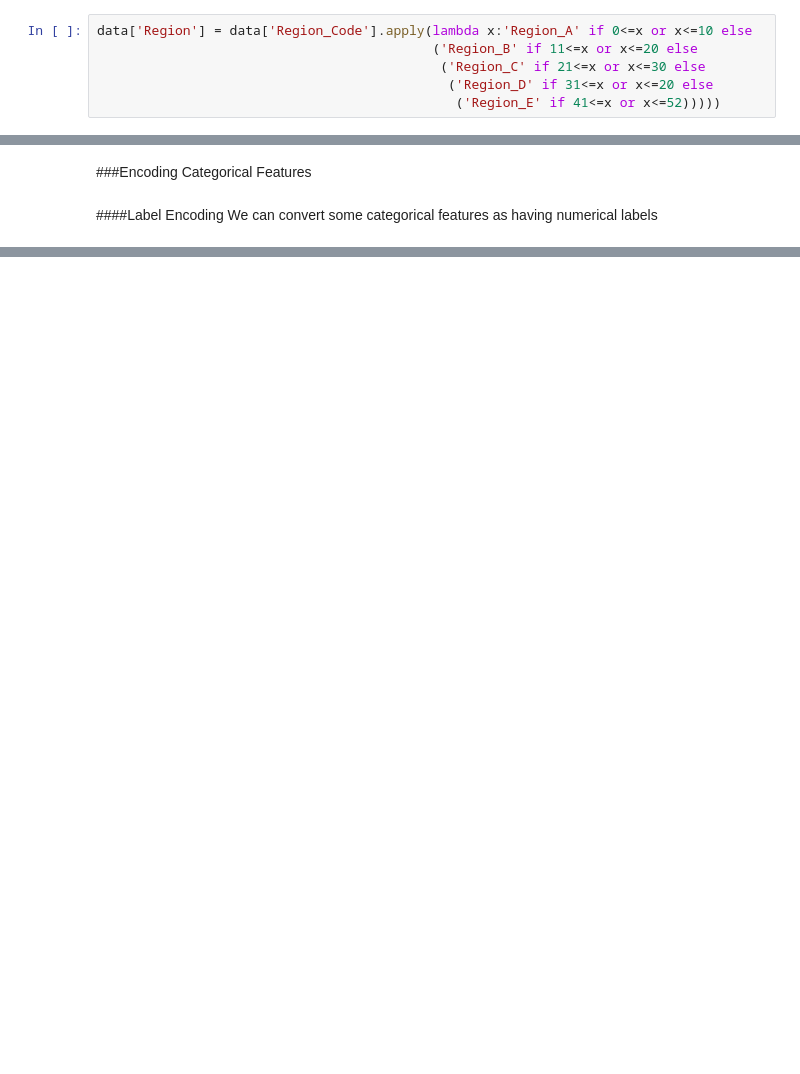
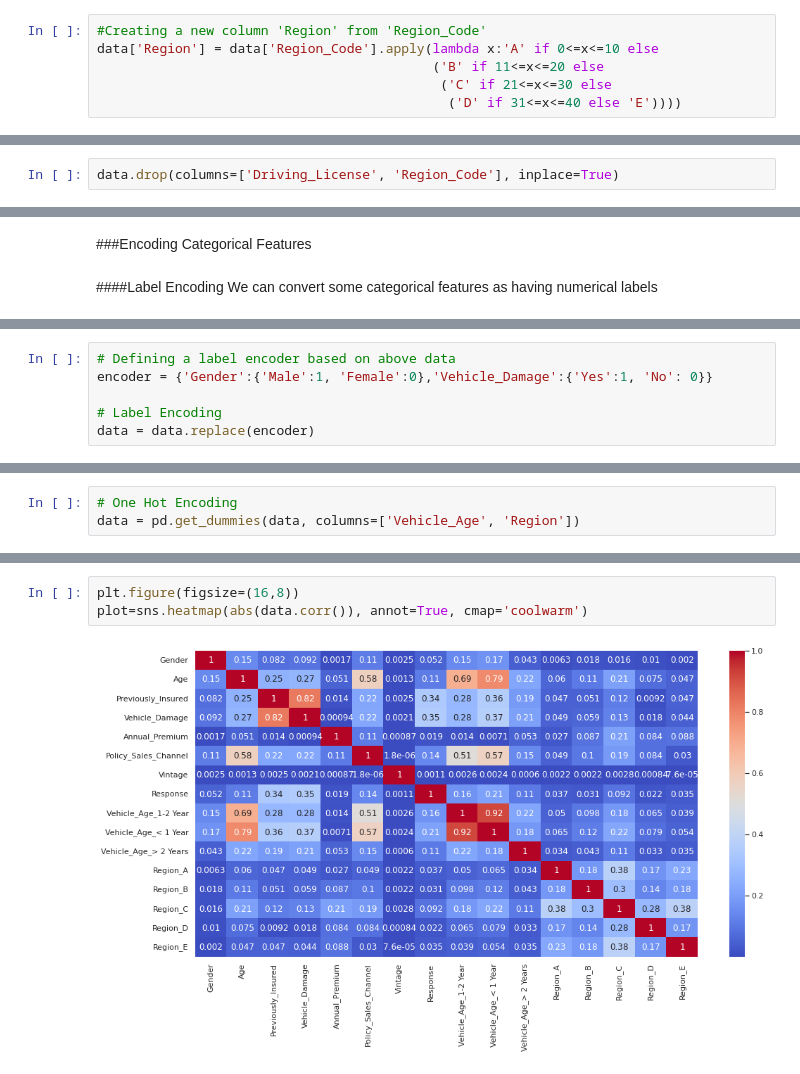
Before and after one commit to shadabsgit/ML-Classification-Capstone-Project, a Jupyter notebook: HEALTH_INSURANCE_CROSS_SELL_PREDICTION.ipynb, the cells around one changed output, grey strips where cells are left out. Saved outputs shown, nothing was run; the diff lists cells and outputs as text; blank space fills up the shorter version.

```diff
--- a/HEALTH_INSURANCE_CROSS_SELL_PREDICTION.ipynb
+++ b/HEALTH_INSURANCE_CROSS_SELL_PREDICTION.ipynb
@@ -370,8 +371,8 @@ data['Region_Code'].value_counts().sort_index()
 52.0       267
 Name: Region_Code, dtype: int64
 # %%
-data['Region'] = data['Region_Code'].apply(lambda x:'Region_A' if 0<=x or x<=10 else
-                                           ('Region_B' if 11<=x or x<=20 else
-                                            ('Region_C' if 21<=x or x<=30 else
-                                             ('Region_D' if 31<=x or x<=20 else
-                                              ('Region_E' if 41<=x or x<=52)))))
+#Creating a new column 'Region' from 'Region_Code'
+data['Region'] = data['Region_Code'].apply(lambda x:'A' if 0<=x<=10 else
+                                           ('B' if 11<=x<=20 else
+                                            ('C' if 21<=x<=30 else
+                                             ('D' if 31<=x<=40 else 'E'))))
@@ -387,0 +392,2 @@ SyntaxError: ignored
+# %%
+data.drop(columns=['Driving_License', 'Region_Code'], inplace=True)
@@ -431,0 +408,6 @@ Name: Region_Code, dtype: int64
+# %%
+# Defining a label encoder based on above data
+encoder = {'Gender':{'Male':1, 'Female':0},'Vehicle_Damage':{'Yes':1, 'No': 0}}
+
+# Label Encoding
+data = data.replace(encoder)
@@ -431,0 +417,3 @@ Name: Region_Code, dtype: int64
+# %%
+# One Hot Encoding
+data = pd.get_dummies(data, columns=['Vehicle_Age', 'Region'])
@@ -431,0 +429,5 @@ Name: Region_Code, dtype: int64
+# %%
+plt.figure(figsize=(16,8))
+plot=sns.heatmap(abs(data.corr()), annot=True, cmap='coolwarm')
+# %% [output]
+[figure, added]
```
Also changed, not shown: parts of 15 cells of this notebook.
